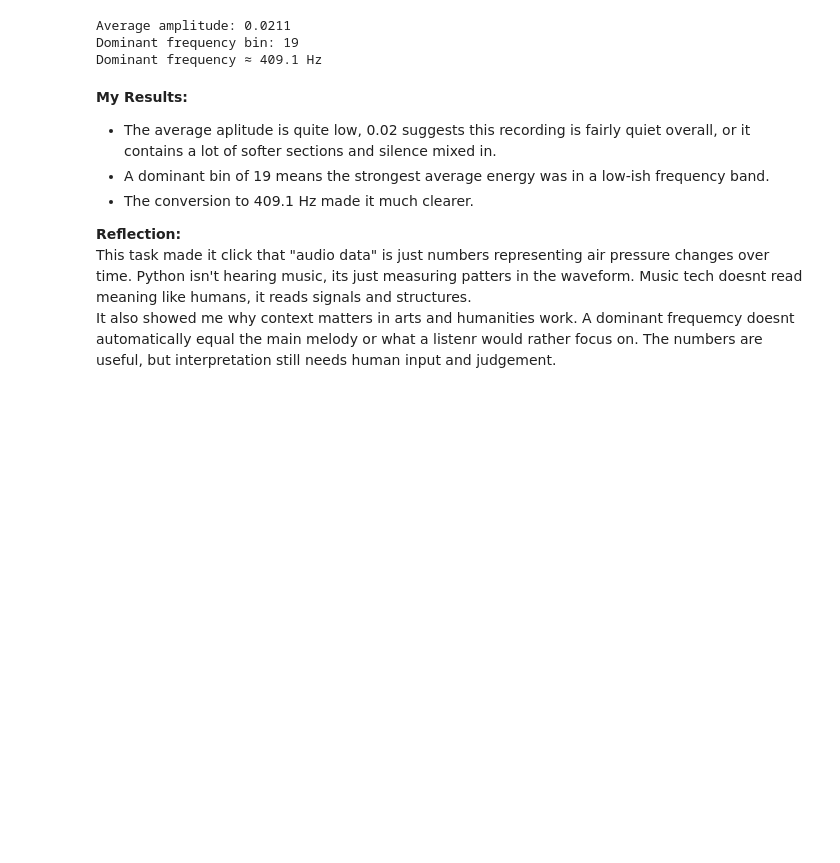
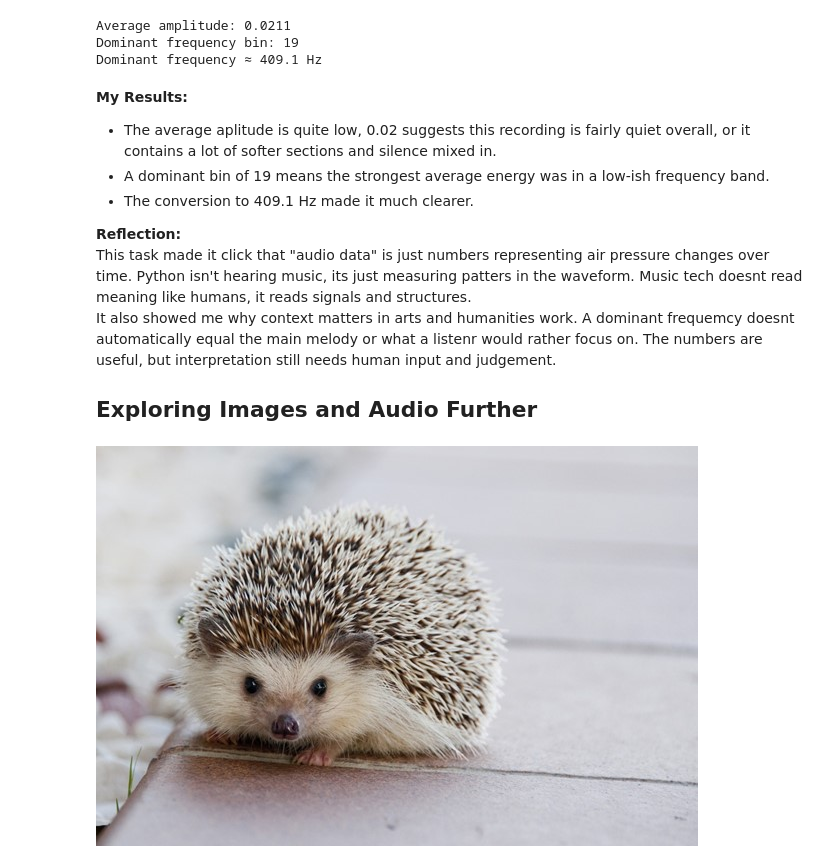
Before and after one commit to Mollyplen/ai-for-the-arts, a Jupyter notebook: coding_exercises.ipynb, the cells around one changed output. Cells and saved outputs as stored; diff of their text form; code cells hidden in the pictures; blank space fills up the shorter version.

```diff
--- a/coding_exercises.ipynb
+++ b/coding_exercises.ipynb
@@ -1075,3 +1075,11 @@ Dominant frequency ≈ 409.1 Hz
 **Reflection:**<br>
 This task made it click that "audio data" is just numbers representing air pressure changes over time. Python isn't hearing music, its just measuring patters in the waveform. Music tech doesnt read meaning like humans, it reads signals and structures. <br>
 It also showed me why context matters in arts and humanities work. A dominant frequemcy doesnt automatically equal the main melody or what a listenr would rather focus on. The numbers are useful, but interpretation still needs human input and judgement.
+
+## Exploring Images and Audio Further
+# %%
+from IPython.display import Image
+
+Image ("picture1.jpg")
+# %% [output]
+[figure, added]
```
Also changed, not shown: parts of 4 cells of this notebook, 7 other files.
